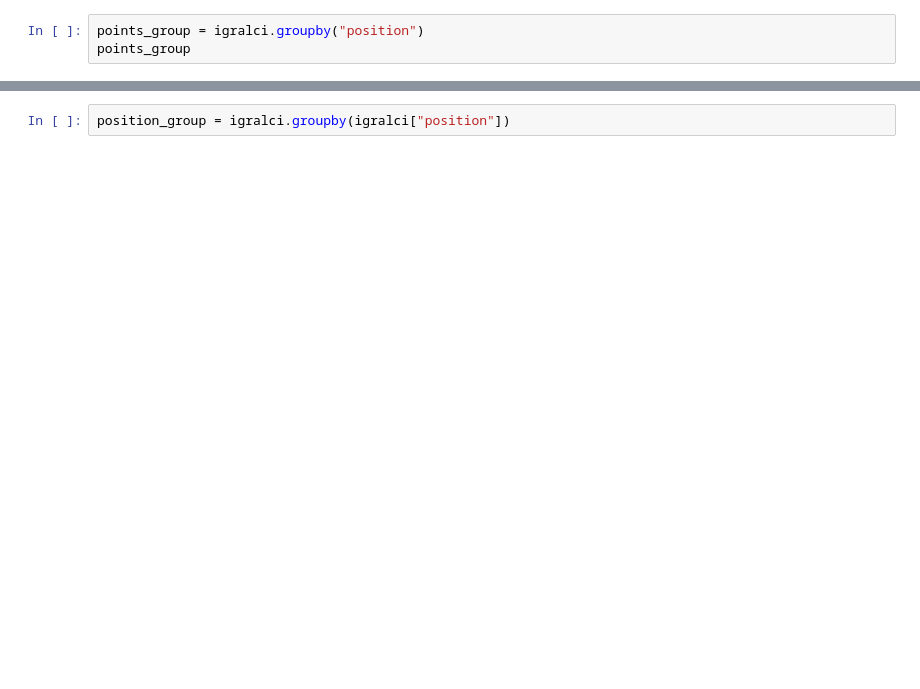
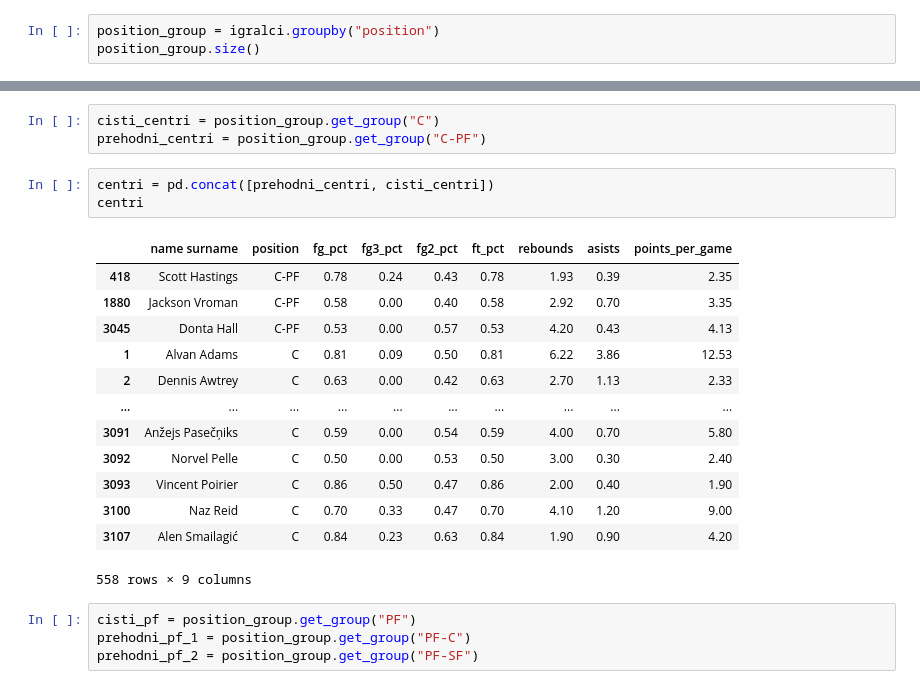
Before and after one commit to matej23/obdelava-podatkov, a Jupyter notebook: analiza.ipynb, the cells around one changed output, grey strips where cells are left out. Drawn from its saved outputs; the diff is of its cells as text; blank space fills up the shorter version.

```diff
--- a/analiza.ipynb
+++ b/analiza.ipynb
@@ -37,3 +46,3 @@ igralci.sort_values('points_per_game', ascending=False)
 # %%
-points_group = igralci.groupby("position")
-points_group
+position_group = igralci.groupby("position")
+position_group.size()
@@ -69,2 +63,24 @@ Length: 13, dtype: object
-# %%
-position_group = igralci.groupby(igralci["position"])
+# %%
+cisti_centri = position_group.get_group("C")
+prehodni_centri = position_group.get_group("C-PF")
+# %%
+centri = pd.concat([prehodni_centri, cisti_centri])
+centri
+# %% [output]
+|  | name surname | position | fg_pct | fg3_pct | fg2_pct | ft_pct | rebounds | asists | points_per_game |
+| 418 | Scott Hastings | C-PF | 0.78 | 0.24 | 0.43 | 0.78 | 1.93 | 0.39 | 2.35 |
+| 1880 | Jackson Vroman | C-PF | 0.58 | 0.00 | 0.40 | 0.58 | 2.92 | 0.70 | 3.35 |
+| 3045 | Donta Hall | C-PF | 0.53 | 0.00 | 0.57 | 0.53 | 4.20 | 0.43 | 4.13 |
+| 1 | Alvan Adams | C | 0.81 | 0.09 | 0.50 | 0.81 | 6.22 | 3.86 | 12.53 |
+| 2 | Dennis Awtrey | C | 0.63 | 0.00 | 0.42 | 0.63 | 2.70 | 1.13 | 2.33 |
+| ... | ... | ... | ... | ... | ... | ... | ... | ... | ... |
+| 3091 | Anžejs Pasečņiks | C | 0.59 | 0.00 | 0.54 | 0.59 | 4.00 | 0.70 | 5.80 |
+| 3092 | Norvel Pelle | C | 0.50 | 0.00 | 0.53 | 0.50 | 3.00 | 0.30 | 2.40 |
+| 3093 | Vincent Poirier | C | 0.86 | 0.50 | 0.47 | 0.86 | 2.00 | 0.40 | 1.90 |
+| 3100 | Naz Reid | C | 0.70 | 0.33 | 0.47 | 0.70 | 4.10 | 1.20 | 9.00 |
+| 3107 | Alen Smailagić | C | 0.84 | 0.23 | 0.63 | 0.84 | 1.90 | 0.90 | 4.20 |
+558 rows × 9 columns
+# %%
+cisti_pf = position_group.get_group("PF")
+prehodni_pf_1 = position_group.get_group("PF-C")
+prehodni_pf_2 = position_group.get_group("PF-SF")
```
Also changed, not shown: parts of 17 cells of this notebook.
